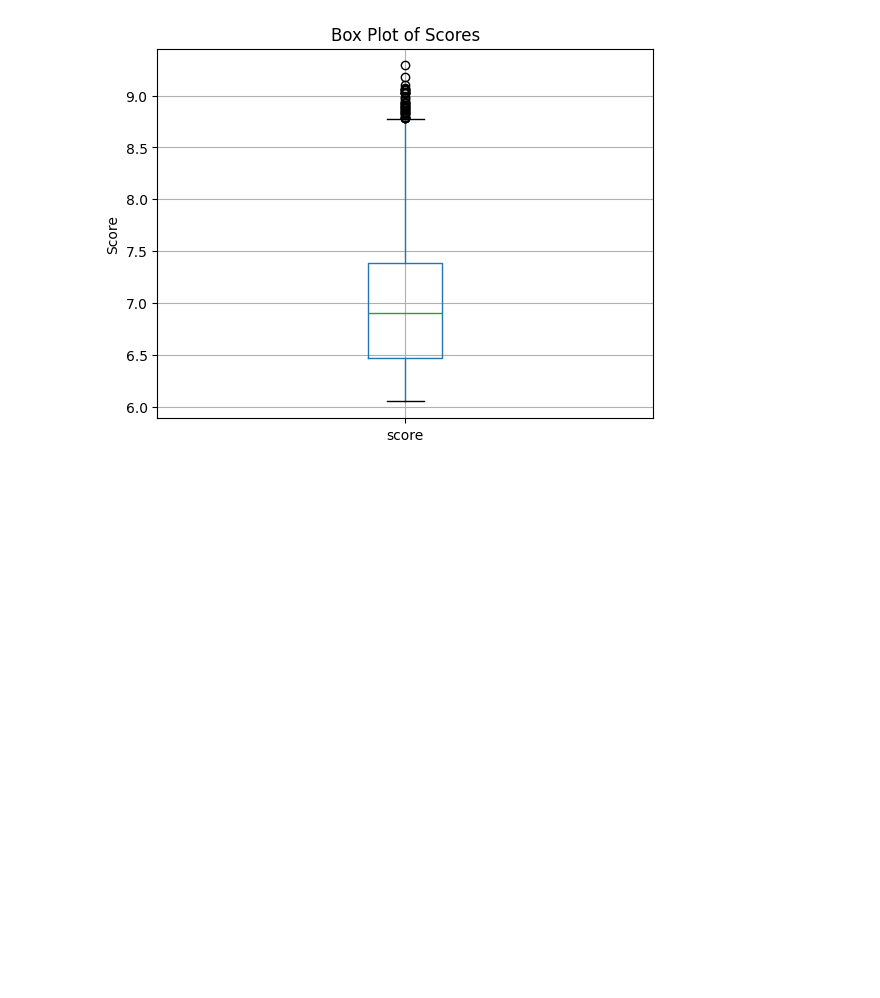
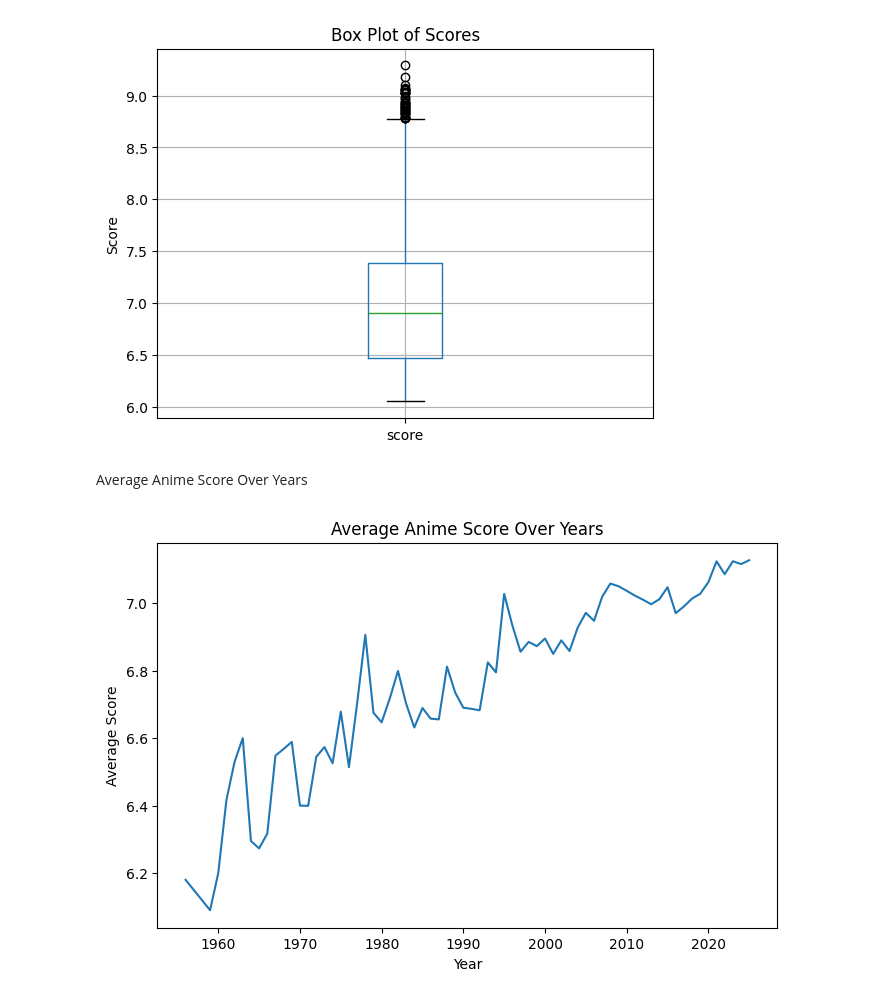
Before and after one commit to riasad30/Programming_In_Python_Final, a Jupyter notebook: python_final_Project.ipynb, the cells around one changed output. Cells and saved outputs as stored; diff of their text form; code cells hidden in the pictures; blank space fills up the shorter version.

```diff
--- a/python_final_Project.ipynb
+++ b/python_final_Project.ipynb
@@ -449,3 +460,21 @@ plt.ylabel("Score")
 plt.show()
 # %% [output]
 [figure]
+# %% [markdown]
+Average Anime Score Over Years
+# %%
+df['start_date'] = pd.to_datetime(df['start_date'], errors='coerce')
+df['year'] = df['start_date'].dt.year
+
+yearly_score = df.groupby('year')['score'].mean()
+
+plt.figure(figsize=(8,5))
+yearly_score.plot(kind='line')
+
+plt.title("Average Anime Score Over Years")
+plt.xlabel("Year")
+plt.ylabel("Average Score")
+
+plt.show()
+# %% [output]
+[figure, added]
```
Also changed, not shown: parts of 6 cells of this notebook.
